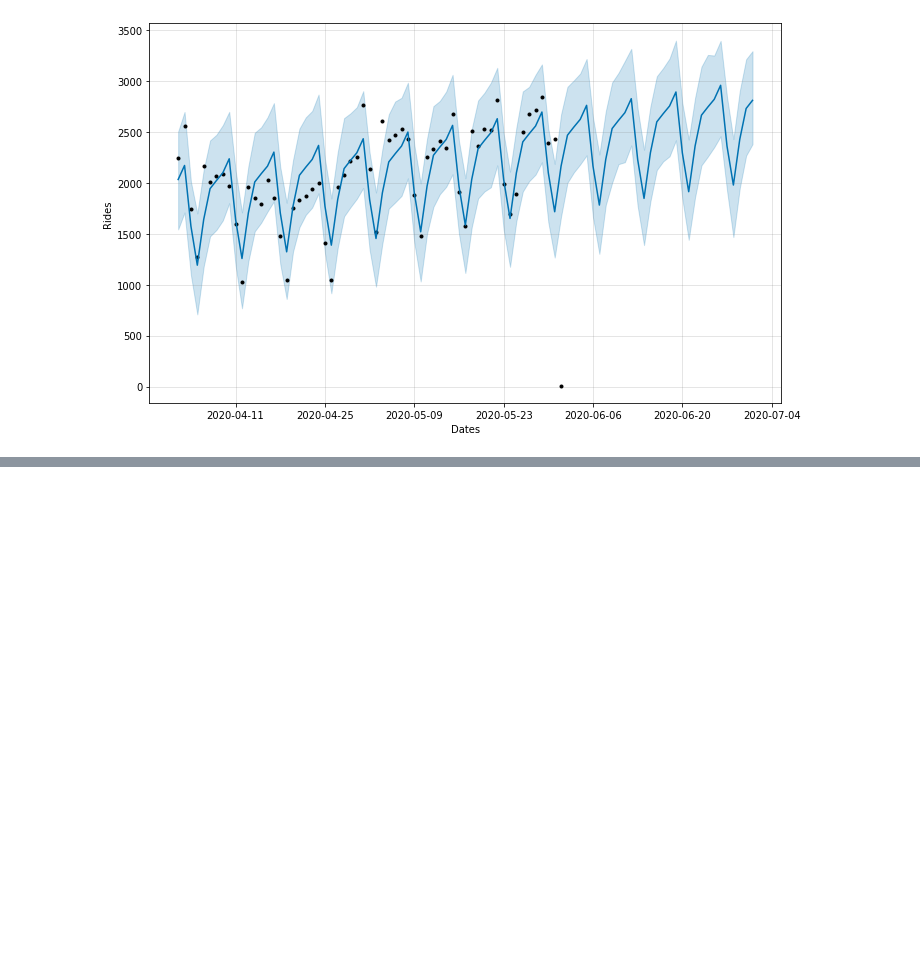
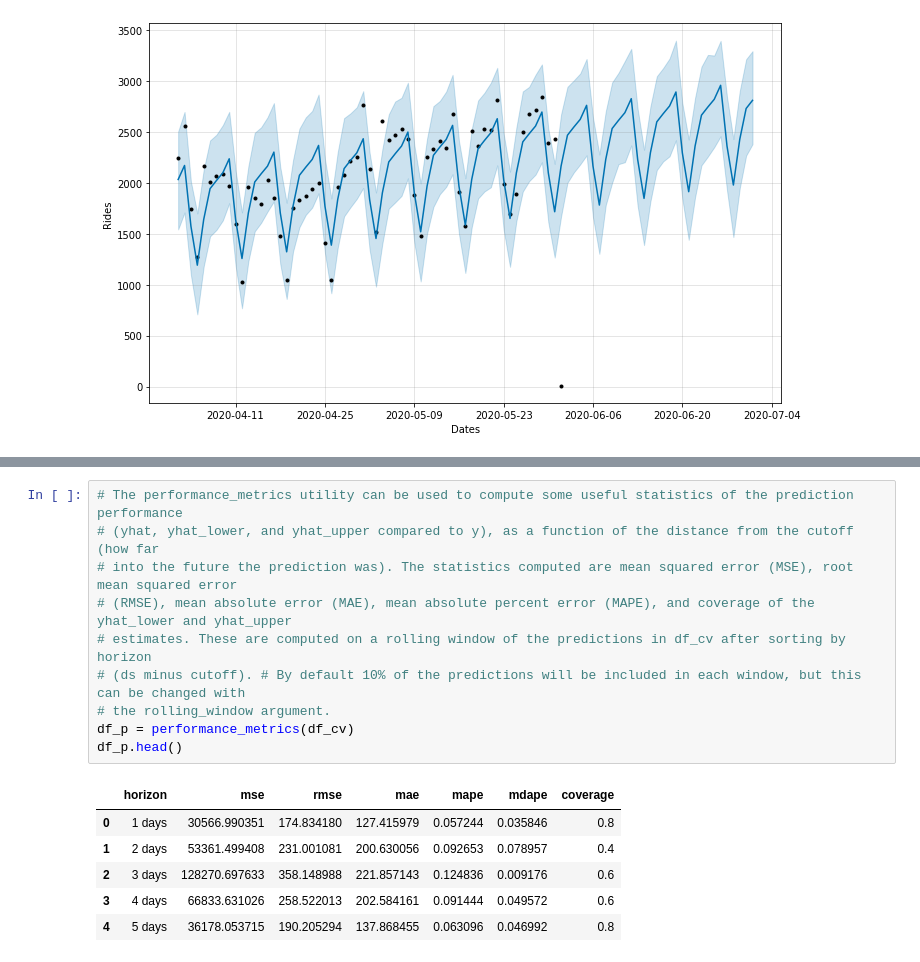
Before and after one commit to OleksiyAnokhin/UChicago-COVID-Hackathon, a Jupyter notebook: UChicago COVID-19 Hackathon.ipynb, the cells around one changed output, grey strips where cells are left out. Drawn from its saved outputs; the diff is of its cells as text; blank space fills up the shorter version.

```diff
--- a/UChicago COVID-19 Hackathon.ipynb
+++ b/UChicago COVID-19 Hackathon.ipynb
@@ -1280,0 +1318,17 @@ fig = m.plot(forecast, xlabel = "Dates", ylabel = "Rides")
+# %%
+# The performance_metrics utility can be used to compute some useful statistics of the prediction performance
+# (yhat, yhat_lower, and yhat_upper compared to y), as a function of the distance from the cutoff (how far
+# into the future the prediction was). The statistics computed are mean squared error (MSE), root mean squared error
+# (RMSE), mean absolute error (MAE), mean absolute percent error (MAPE), and coverage of the yhat_lower and yhat_upper
+# estimates. These are computed on a rolling window of the predictions in df_cv after sorting by horizon
+# (ds minus cutoff). # By default 10% of the predictions will be included in each window, but this can be changed with
+# the rolling_window argument.
+df_p = performance_metrics(df_cv)
+df_p.head()
+# %% [output]
+|  | horizon | mse | rmse | mae | mape | mdape | coverage |
+| 0 | 1 days | 30566.990351 | 174.834180 | 127.415979 | 0.057244 | 0.035846 | 0.8 |
+| 1 | 2 days | 53361.499408 | 231.001081 | 200.630056 | 0.092653 | 0.078957 | 0.4 |
+| 2 | 3 days | 128270.697633 | 358.148988 | 221.857143 | 0.124836 | 0.009176 | 0.6 |
+| 3 | 4 days | 66833.631026 | 258.522013 | 202.584161 | 0.091444 | 0.049572 | 0.6 |
+| 4 | 5 days | 36178.053715 | 190.205294 | 137.868455 | 0.063096 | 0.046992 | 0.8 |
```
Also changed, not shown: parts of 5 cells of this notebook.
